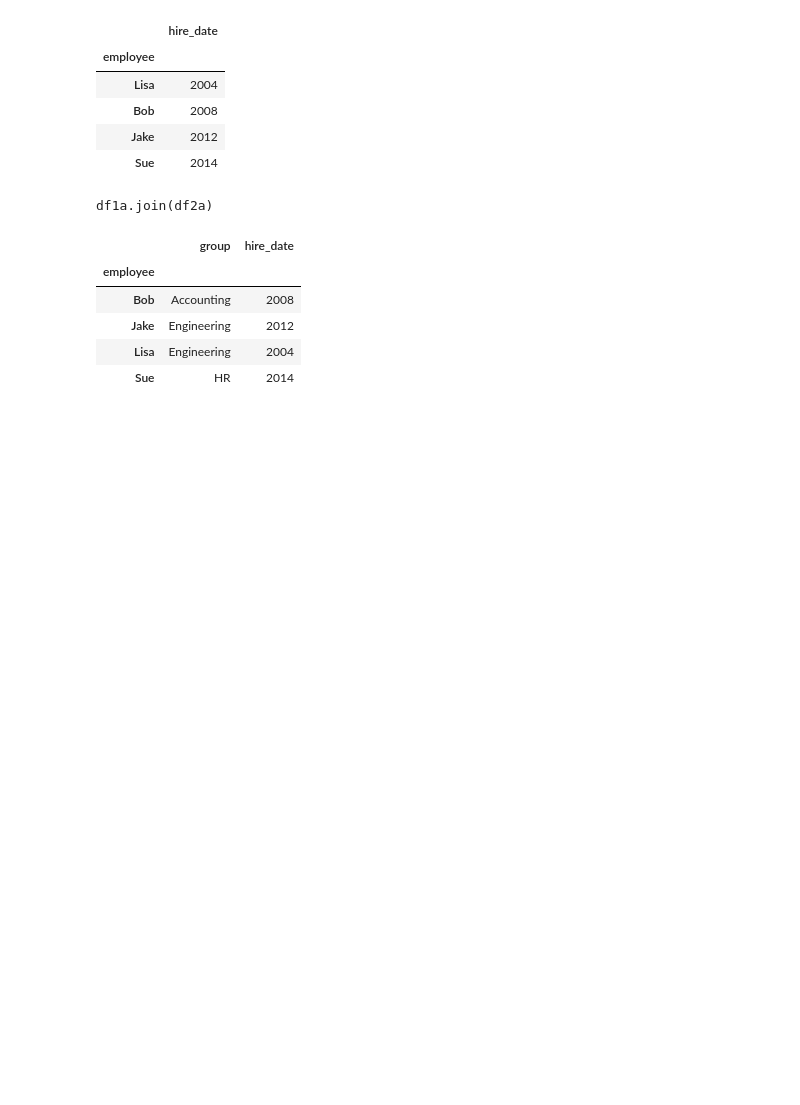
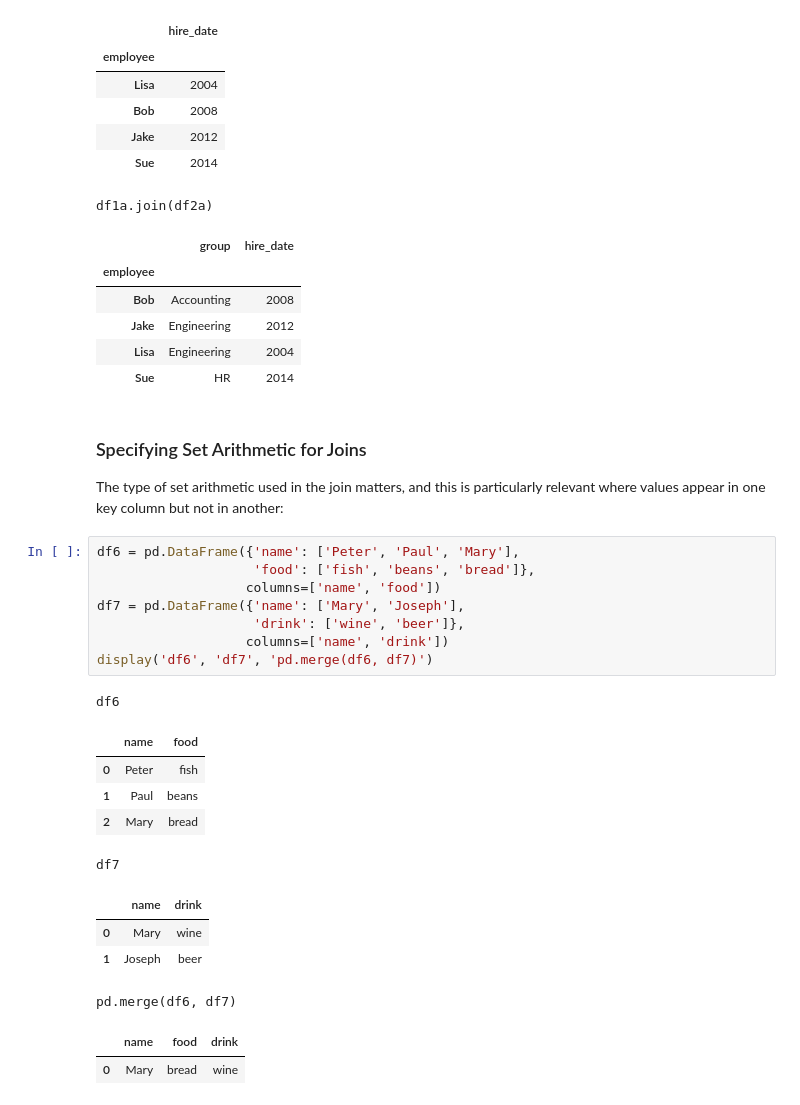
Before and after one commit to GiuseppeBaldini/Python-DS-Handbook, a Jupyter notebook: 3.Pandas/03.07 - Combining Datasets - Merge and Join.ipynb, the cells around one changed output. Saved outputs shown, nothing was run; the diff lists cells and outputs as text; blank space fills up the shorter version.

```diff
--- a/3.Pandas/03.07 - Combining Datasets - Merge and Join.ipynb
+++ b/3.Pandas/03.07 - Combining Datasets - Merge and Join.ipynb
@@ -276,3 +276,28 @@ df1a.join(df2a)
 | Jake | Engineering | 2012 |
 | Lisa | Engineering | 2004 |
 | Sue | HR | 2014 |
+# %% [markdown]
+### Specifying Set Arithmetic for Joins
+
+The type of set arithmetic used in the join matters, and this is particularly relevant where values appear in one key column but not in another:
+# %%
+df6 = pd.DataFrame({'name': ['Peter', 'Paul', 'Mary'],
+                    'food': ['fish', 'beans', 'bread']},
+                   columns=['name', 'food'])
+df7 = pd.DataFrame({'name': ['Mary', 'Joseph'],
+                    'drink': ['wine', 'beer']},
+                   columns=['name', 'drink'])
+display('df6', 'df7', 'pd.merge(df6, df7)')
+# %% [output]
+df6
+|  | name | food |
+| 0 | Peter | fish |
+| 1 | Paul | beans |
+| 2 | Mary | bread |
+df7
+|  | name | drink |
+| 0 | Mary | wine |
+| 1 | Joseph | beer |
+pd.merge(df6, df7)
+|  | name | food | drink |
+| 0 | Mary | bread | wine |
```
Also changed, not shown: parts of 7 cells of this notebook.
